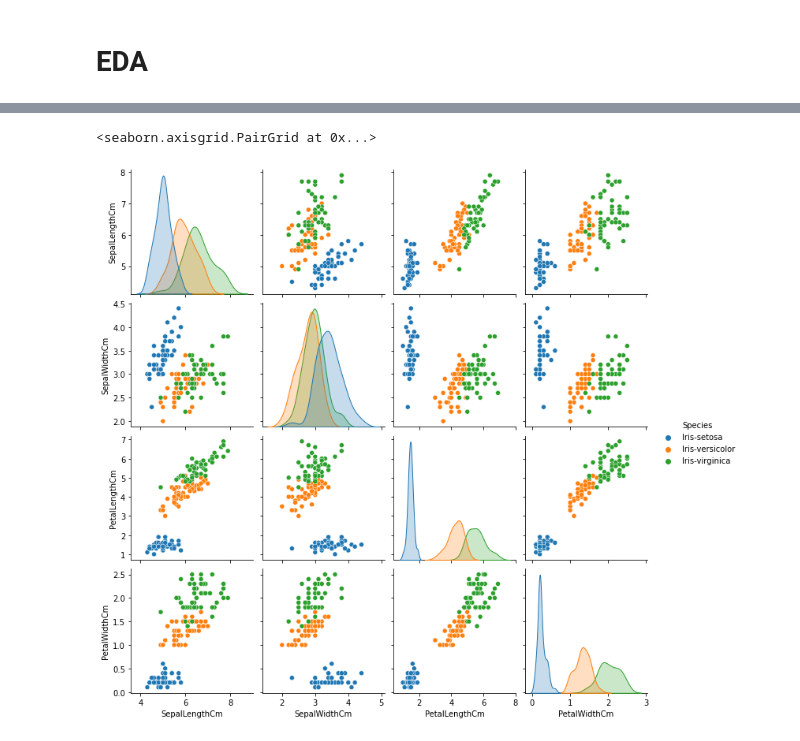
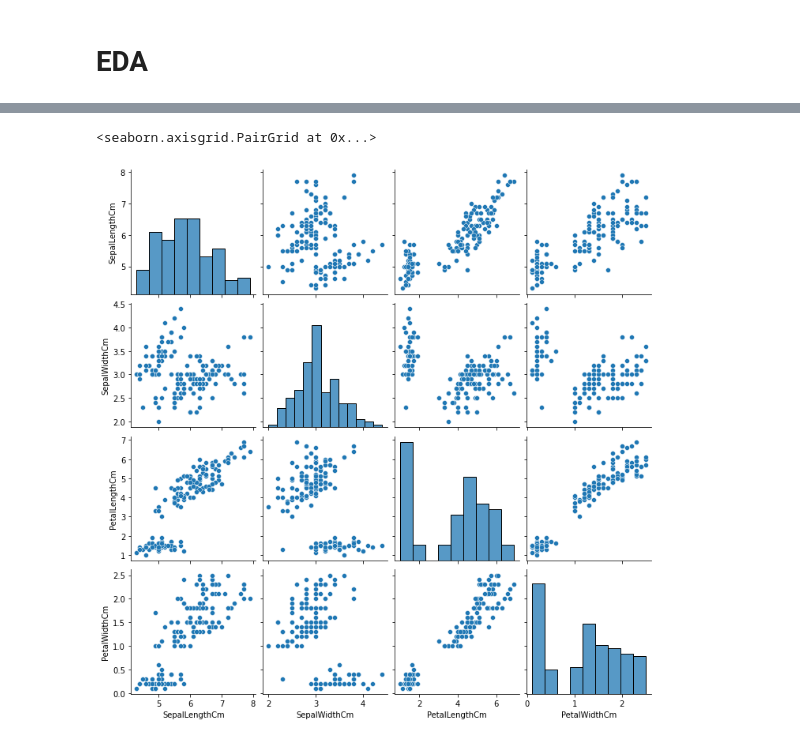
Before and after one commit to BlasFerreira/Machine_Learning, a Jupyter notebook: Unsupervised/1_K_Means/1_iris_case/Iris_case_kmeans.ipynb, the cells around one changed output, grey strips where cells are left out. Cells and saved outputs as stored; diff of their text form; code cells hidden in the pictures.

```diff
--- a/Unsupervised/1_K_Means/1_iris_case/Iris_case_kmeans.ipynb
+++ b/Unsupervised/1_K_Means/1_iris_case/Iris_case_kmeans.ipynb
@@ -115,5 +92,5 @@ y
 # %%
-sns.pairplot(iris,hue='Species')
+sns.pairplot(iris)
 # %% [output]
 <seaborn.axisgrid.PairGrid at 0x...>
-[figure, old version]
+[figure, new version]
```
Also changed, not shown: parts of 7 cells of this notebook.
